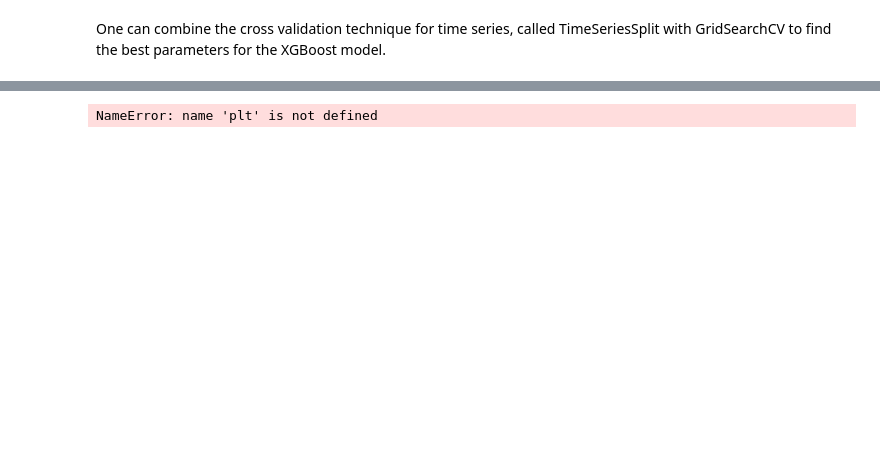
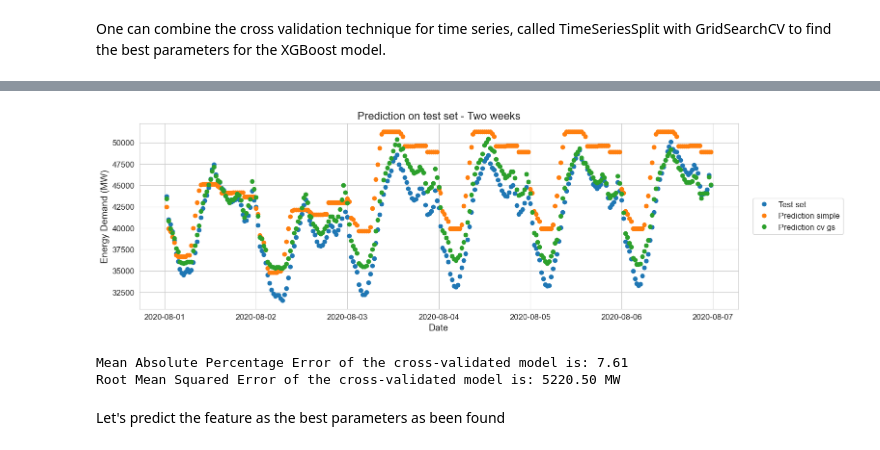
Before and after one commit to Guigz2/SP_Electrical_consumption, a Jupyter notebook: main.ipynb, the cells around one changed output, grey strips where cells are left out. Cells and saved outputs as stored; diff of their text form; code cells hidden in the pictures; blank space fills up the shorter version.

```diff
--- a/main.ipynb
+++ b/main.ipynb
@@ -630,37 +651,6 @@ assert X_train_cv.columns.tolist() == X_val_cv.columns.tolist()
 assert np.isfinite(X_train_cv.values).all() and np.isfinite(y_train_cv.values).all()
 assert np.isfinite(X_val_cv.values).all()   and np.isfinite(y_val_cv.values).all()
 # %%
-%%time
-
-train_data.index = pd.Index(train_data.index)
-test_data.index = pd.Index(test_data.index)
-
-FEATURES_CV = [
-    "settlement_period",
-    "day_of_month",
-    "day_of_week",
-    "day_of_year",
-    "quarter",
-    "month",
-    "year",
-    "week_of_year",
-    "lag1",
-    "lag2",
-    "lag3",
-    "is_holiday",
-]
-TARGET = "consommation"
-
-# Define train, test and hold-out set for the cv features
-X_train_cv = train_data[FEATURES_CV]
-y_train_cv = train_data[TARGET]
-
-X_test_cv = test_data[FEATURES_CV]
-y_test_cv = test_data[TARGET]
-
-X_val_cv = val_data[FEATURES_CV]
-y_val_cv = val_data[TARGET]
-
 # Define fit parameters to allow early stopping in GridSearchCV
 fit_params = {
     "eval_set": [(X_val_cv, y_val_cv)],
@@ -772,6 +762,6 @@ NameError: name 'xgb_search' is not defined
 # %%
-begin = "07-01-2020"
-end = "07-14-2020"
+begin = "08-01-2020"
+end = "08-7-2020"
 
 fig, ax = plt.subplots(figsize=(16, 5))
 
@@ -779,31 +769,50 @@ ax.plot(
     result_frame.loc[(result_frame.index > begin) & (result_frame.index < end)].index,
     result_frame.loc[(result_frame.index > begin) & (result_frame.index < end)]["consommation"],
     "o",
     label="Test set",
 )
 
 ax.plot(
     result_frame.loc[(result_frame.index > begin) & (result_frame.index < end)].index,
     result_frame.loc[(result_frame.index > begin) & (result_frame.index < end)][
         "pred_xgb_simple"
     ],
     "o",
     label="Prediction simple",
 )
 
 ax.plot(
     result_frame.loc[(result_frame.index > begin) & (result_frame.index < end)].index,
     result_frame.loc[(result_frame.index > begin) & (result_frame.index < end)][
         "pred_xgb_cv_gs"
     ],
     "o",
     label="Prediction cv gs",
 )
 
 ax.legend(loc="center", bbox_to_anchor=(1.1, 0.5))
 
 ax.set_title("Prediction on test set - Two weeks")
 ax.set_ylabel("Energy Demand (MW)")
 ax.set_xlabel("Date");
 # %% [output]
-NameError: name 'plt' is not defined
+[figure, added]
+# %%
+mape_xgboost_cv = mean_absolute_percentage_error(
+    y_test, result_frame["pred_xgb_cv_gs"]
+)
+
+rmse_xgboost_cv = np.sqrt(mean_squared_error(y_test, result_frame["pred_xgb_cv_gs"]))
+print(
+    "Mean Absolute Percentage Error of the cross-validated model is: %.2f"
+    % mape_xgboost_cv
+)
+
+print(
+    "Root Mean Squared Error of the cross-validated model is: %.2f MW" % rmse_xgboost_cv
+)
+# %% [output]
+Mean Absolute Percentage Error of the cross-validated model is: 7.61
+Root Mean Squared Error of the cross-validated model is: 5220.50 MW
+# %% [markdown]
+Let's predict the feature as the best parameters as been found
```
Also changed, not shown: parts of 55 cells of this notebook, 2 other files.
